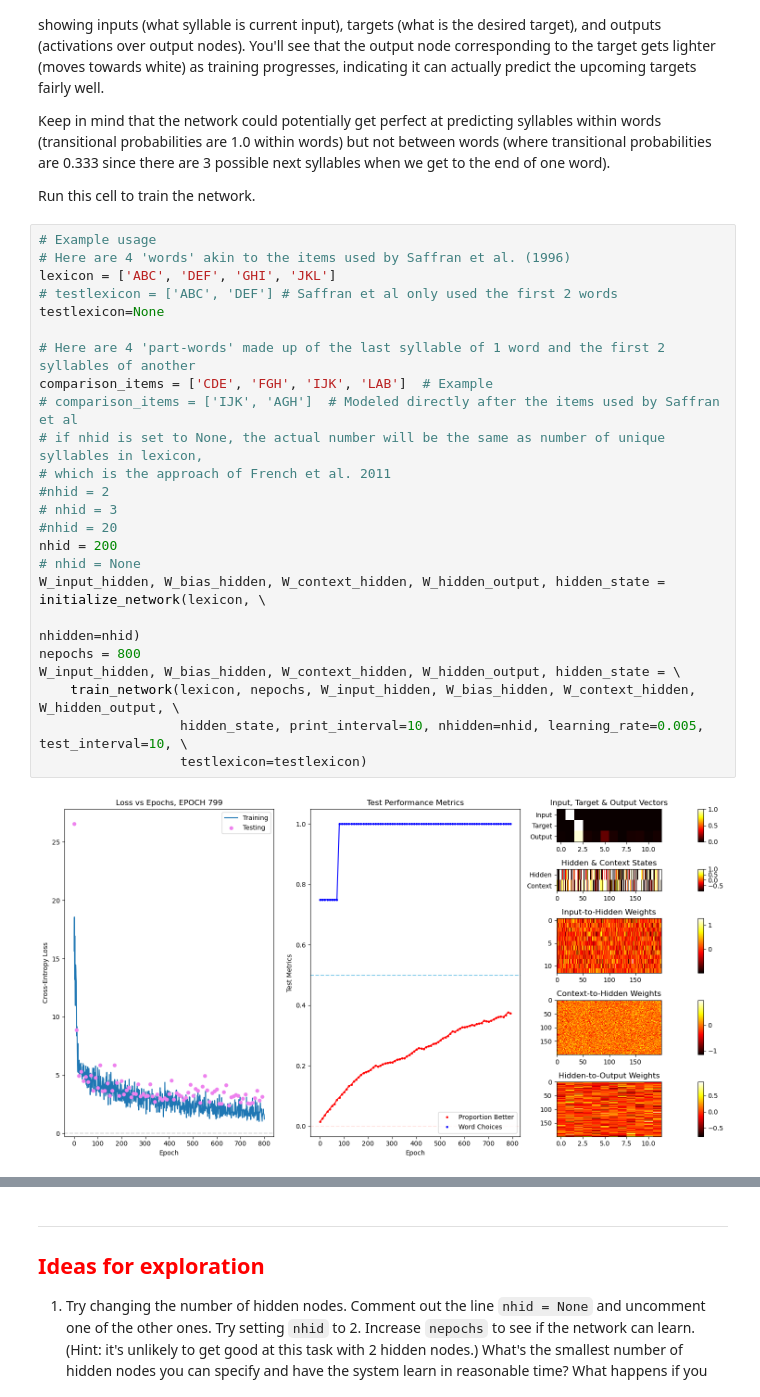
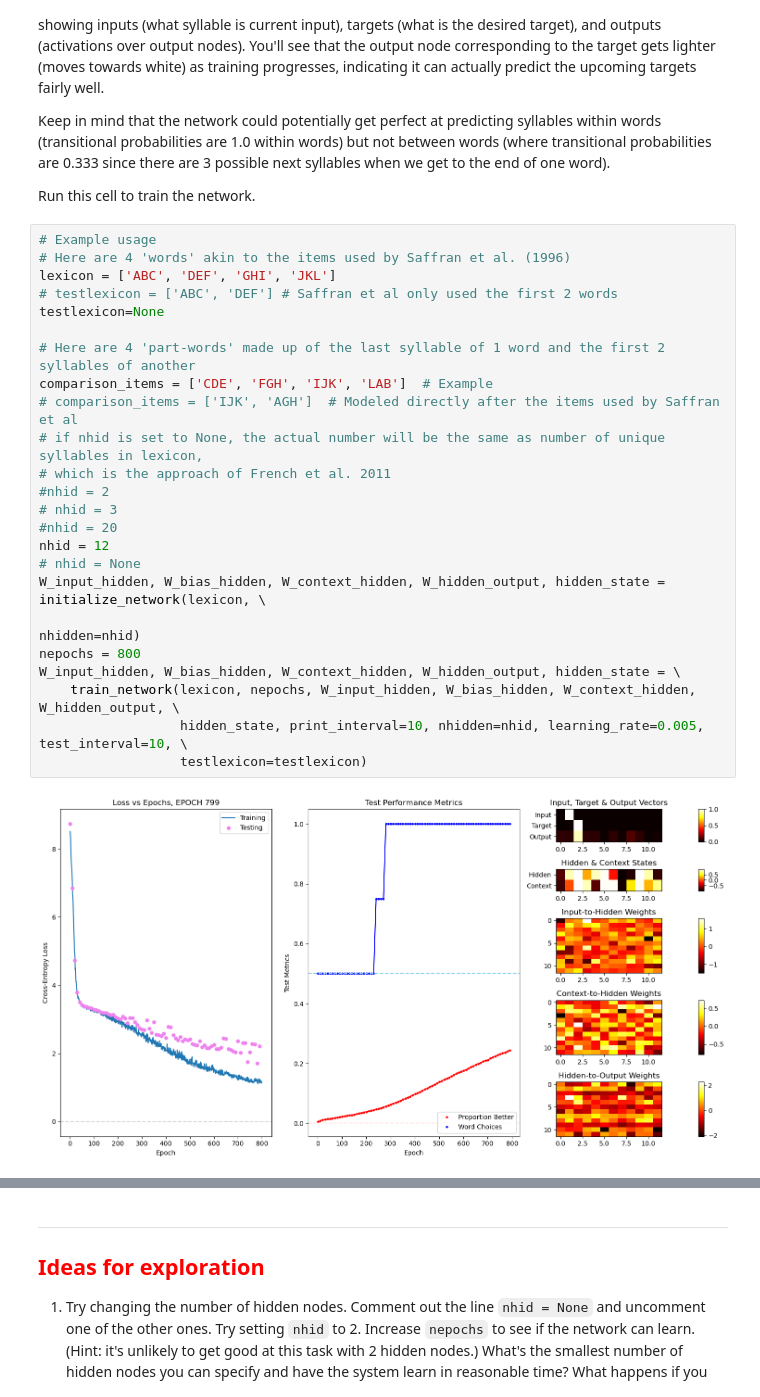
Before and after one commit to jsmagnuson/models-of-the-mind-notebooks, a Jupyter notebook: 14-nnets-04-srn-statlearn.ipynb, the cells around one changed output, grey strips where cells are left out. Saved outputs shown, nothing was run; the diff lists cells and outputs as text.

```diff
--- a/14-nnets-04-srn-statlearn.ipynb
+++ b/14-nnets-04-srn-statlearn.ipynb
@@ -588,26 +592,26 @@ Run this cell to train the network.
 # %%
 # Example usage
 # Here are 4 'words' akin to the items used by Saffran et al. (1996)
 lexicon = ['ABC', 'DEF', 'GHI', 'JKL']
 # testlexicon = ['ABC', 'DEF'] # Saffran et al only used the first 2 words
 testlexicon=None
 
 # Here are 4 'part-words' made up of the last syllable of 1 word and the first 2 syllables of another
 comparison_items = ['CDE', 'FGH', 'IJK', 'LAB']  # Example
 # comparison_items = ['IJK', 'AGH']  # Modeled directly after the items used by Saffran et al
 # if nhid is set to None, the actual number will be the same as number of unique syllables in lexicon,
 # which is the approach of French et al. 2011
 #nhid = 2
 # nhid = 3
 #nhid = 20
-nhid = 200
+nhid = 12
 # nhid = None
 W_input_hidden, W_bias_hidden, W_context_hidden, W_hidden_output, hidden_state = initialize_network(lexicon, \
                                                                                                     nhidden=nhid)
 nepochs = 800
 W_input_hidden, W_bias_hidden, W_context_hidden, W_hidden_output, hidden_state = \
     train_network(lexicon, nepochs, W_input_hidden, W_bias_hidden, W_context_hidden, W_hidden_output, \
                   hidden_state, print_interval=10, nhidden=nhid, learning_rate=0.005, test_interval=10, \
                   testlexicon=testlexicon)
 # %% [output]
-[figure, old version]
+[figure, new version]
```
Also changed, not shown: parts of 2 cells of this notebook, 8 other files.
